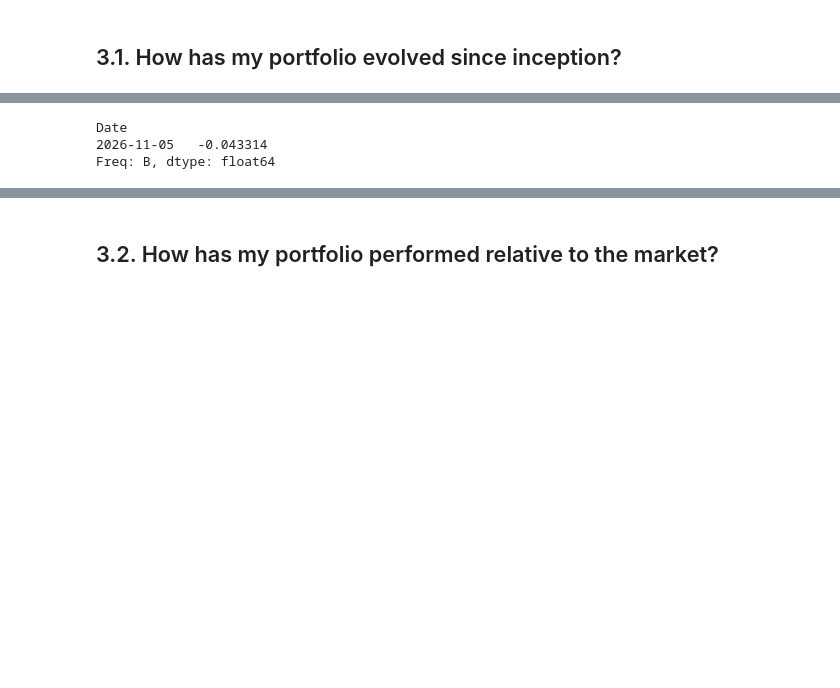
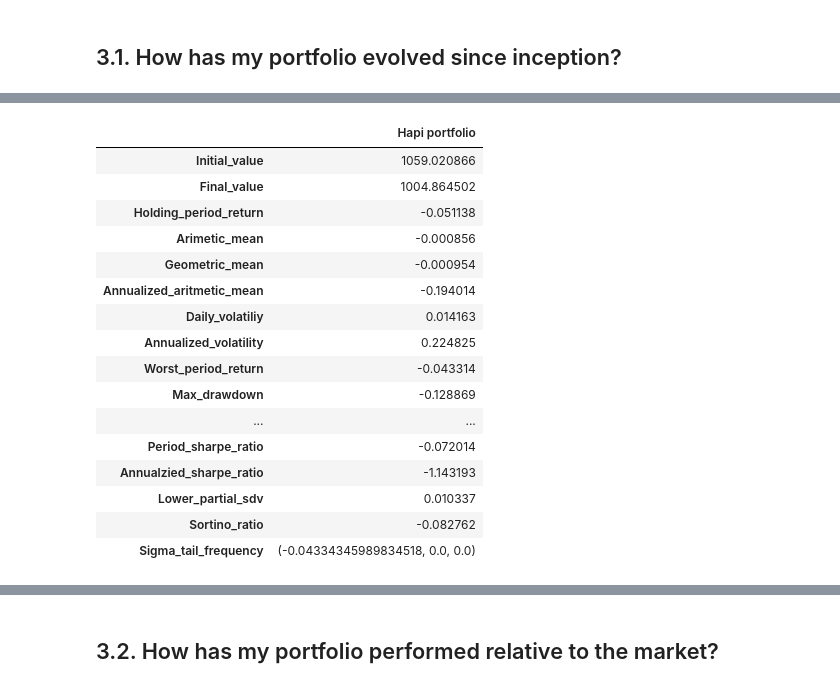
Before and after one commit to FerCorcuera/mit-quant-finance, a Jupyter notebook: Portfolio Theory/my_portfolio_eda.ipynb, the cells around one changed output, grey strips where cells are left out. Saved outputs shown, nothing was run; the diff lists cells and outputs as text; code cells hidden in the pictures; blank space fills up the shorter version.

```diff
--- a/Portfolio Theory/my_portfolio_eda.ipynb
+++ b/Portfolio Theory/my_portfolio_eda.ipynb
@@ -278,5 +313,31 @@ dtype: float64
 # %%
+portfolio_metrics = perfomance_metrics(
+    portfolio_wealth,
+    portfolio_returns,
+    rf_aligned,
+    periods_per_year=252,
+    target_return=0,
+)
+
+metrics_by_investment = {"Hapi portfolio": portfolio_metrics}
+metrics_df = pd.DataFrame(metrics_by_investment)
+
+display(metrics_df)
 # %% [output]
-Date
-2026-11-05   -0.043314
-Freq: B, dtype: float64
+|  | Hapi portfolio |
+| Initial_value | 1059.020866 |
+| Final_value | 1004.864502 |
+| Holding_period_return | -0.051138 |
+| Arimetic_mean | -0.000856 |
+| Geometric_mean | -0.000954 |
+| Annualized_aritmetic_mean | -0.194014 |
+| Daily_volatiliy | 0.014163 |
+| Annualized_volatility | 0.224825 |
+| Worst_period_return | -0.043314 |
+| Max_drawdown | -0.128869 |
+| ... | ... |
+| Period_sharpe_ratio | -0.072014 |
+| Annualzied_sharpe_ratio | -1.143193 |
+| Lower_partial_sdv | 0.010337 |
+| Sortino_ratio | -0.082762 |
+| Sigma_tail_frequency | (-0.04334345989834518, 0.0, 0.0) |
```
Also changed, not shown: parts of 14 cells of this notebook, 3 other files.
